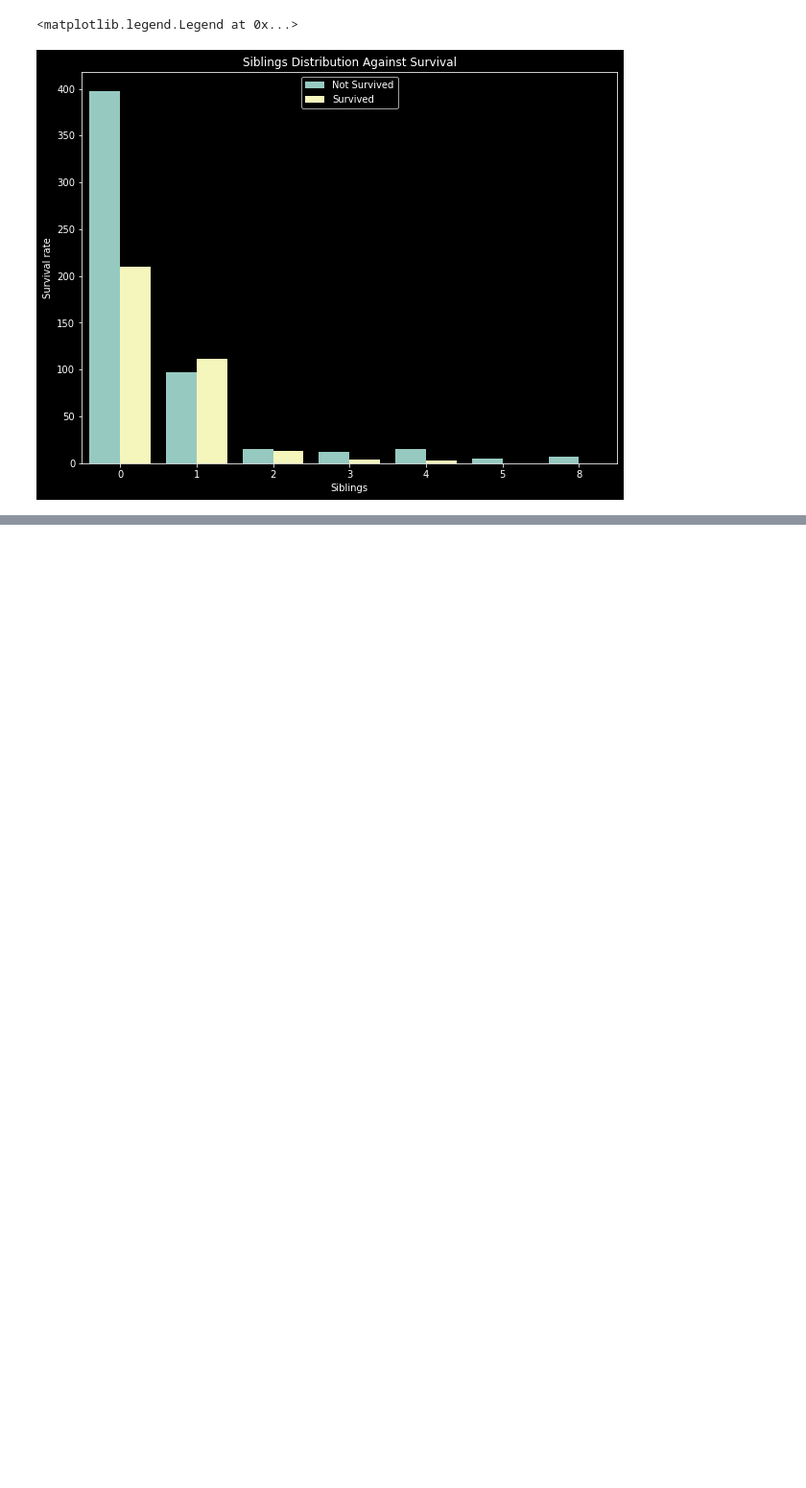
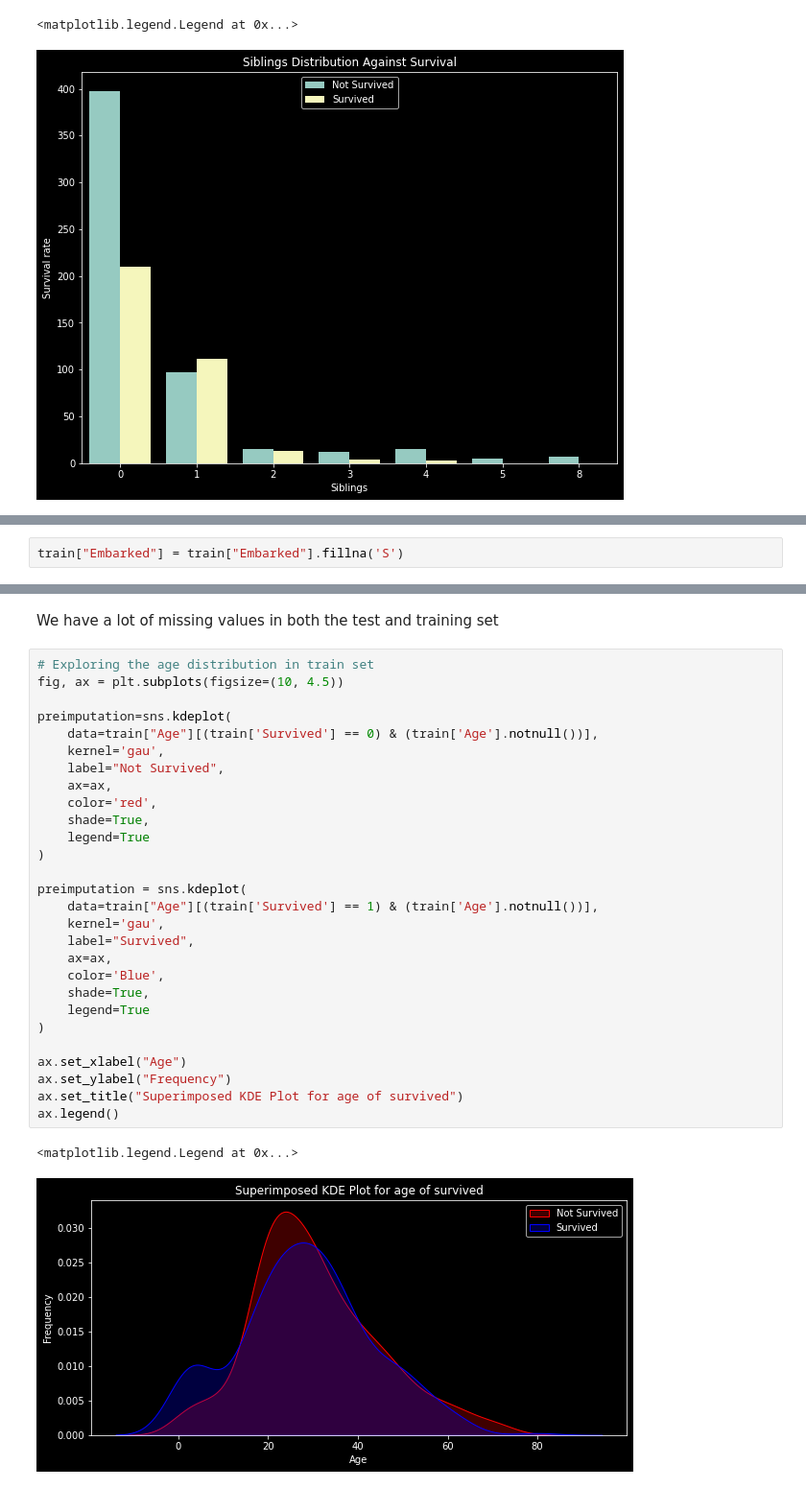
Before and after one commit to XVI-IX/titanic, a Jupyter notebook: titanic.ipynb, the cells around one changed output, grey strips where cells are left out. Shown at 96% size. Cells and saved outputs as stored; diff of their text form; blank space fills up the shorter version.

```diff
--- a/titanic.ipynb
+++ b/titanic.ipynb
@@ -554,0 +636,2 @@ ax.legend(["Not Survived", "Survived"])
+# %%
+train["Embarked"] = train["Embarked"].fillna('S')
@@ -554,0 +671,33 @@ ax.legend(["Not Survived", "Survived"])
+# %% [markdown]
+We have a lot of missing values in both the test and training set
+# %%
+# Exploring the age distribution in train set
+fig, ax = plt.subplots(figsize=(10, 4.5))
+
+preimputation=sns.kdeplot(
+    data=train["Age"][(train['Survived'] == 0) & (train['Age'].notnull())],
+    kernel='gau',
+    label="Not Survived",
+    ax=ax,
+    color='red',
+    shade=True,
+    legend=True
+)
+
+preimputation = sns.kdeplot(
+    data=train["Age"][(train['Survived'] == 1) & (train['Age'].notnull())],
+    kernel='gau',
+    label="Survived",
+    ax=ax,
+    color='Blue',
+    shade=True,
+    legend=True
+)
+
+ax.set_xlabel("Age")
+ax.set_ylabel("Frequency")
+ax.set_title("Superimposed KDE Plot for age of survived")
+ax.legend()
+# %% [output]
+<matplotlib.legend.Legend at 0x...>
+[figure, added]
```
Also changed, not shown: parts of 32 cells of this notebook.
